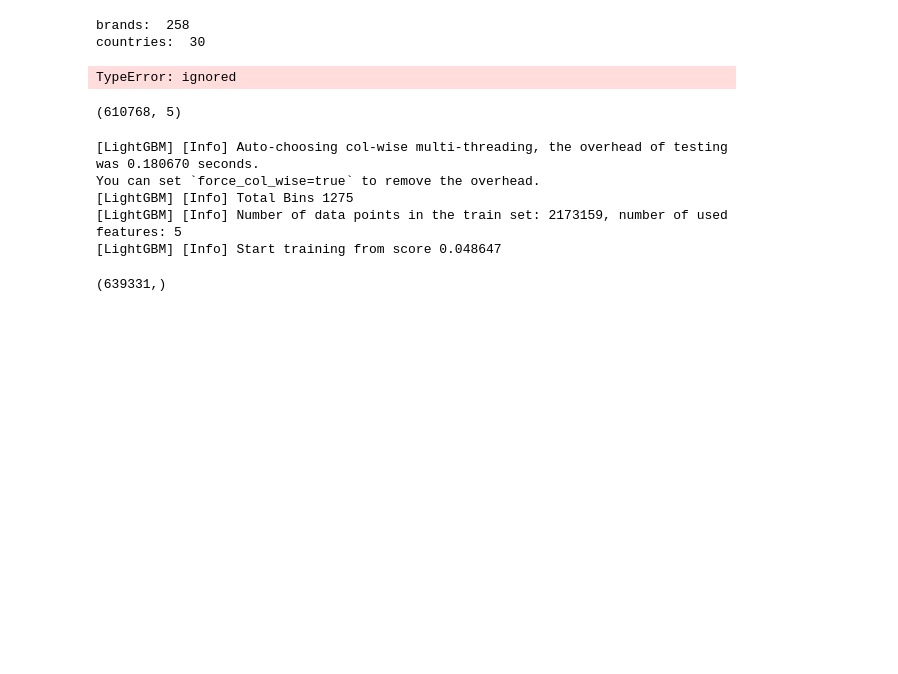
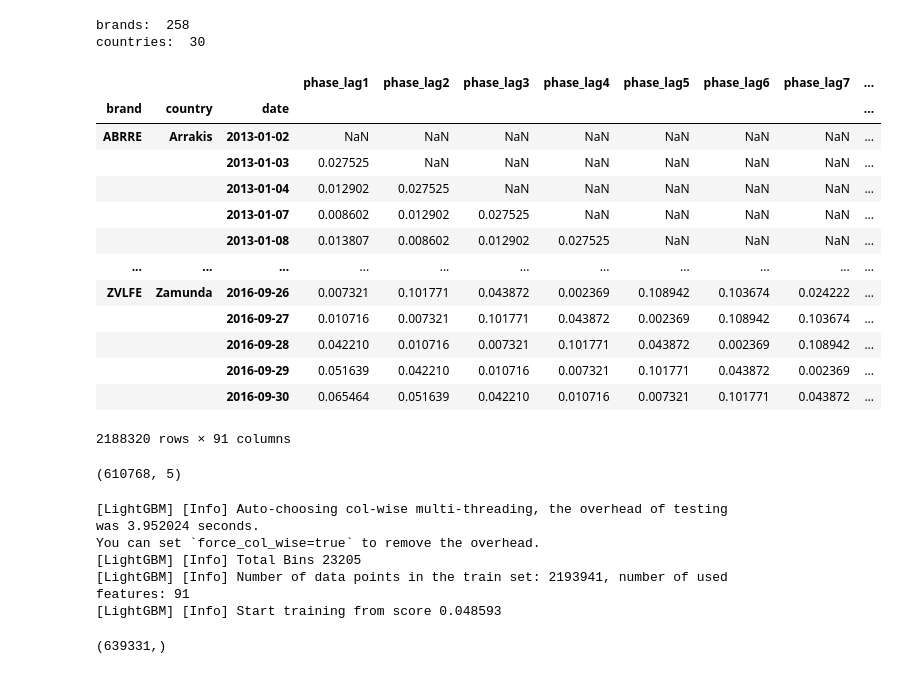
Before and after one commit to guimCC/Novartis_Datathon_2023, a Jupyter notebook: datathon.ipynb, the cells around one changed output. Drawn from its saved outputs; the diff is of its cells as text; code cells hidden in the pictures; blank space fills up the shorter version.

```diff
--- a/datathon.ipynb
+++ b/datathon.ipynb
@@ -125,15 +125,17 @@ def getXy():
     df_train['phase_lag5'] = df_train.groupby(['brand', 'country'])['phase'].shift(5)
     df_train['phase_lag6'] = df_train.groupby(['brand', 'country'])['phase'].shift(6)
     df_train['phase_lag7'] = df_train.groupby(['brand', 'country'])['phase'].shift(7)
-    df_train['rolling_mean_3'] = df_train.groupby(['brand', 'country'])['phase'].rolling(window=3).mean().reset_index(level=0, drop=True)
-    df_train['rolling_std_3'] = df_train.groupby(['brand', 'country'])['phase'].rolling(window=3).std().reset_index(level=0, drop=True)
-    df_train['rolling_mean_5'] = df_train.groupby(['brand', 'country'])['phase'].rolling(window=5).mean().reset_index(level=0, drop=True)
-    df_train['rolling_std_5'] = df_train.groupby(['brand', 'country'])['phase'].rolling(window=5).std().reset_index(level=0, drop=True)
-    df_train['rolling_mean_7'] = df_train.groupby(['brand', 'country'])['phase'].rolling(window=7).mean().reset_index(level=0, drop=True)
-    df_train['rolling_std_7'] = df_train.groupby(['brand', 'country'])['phase'].rolling(window=7).std().reset_index(level=0, drop=True)
+    df_train[f'rolling_mean_3'] = df_train.groupby(['brand', 'country'])['phase'].transform(lambda x: x.rolling(window=3).mean())
+    df_train[f'rolling_std_3'] = df_train.groupby(['brand', 'country'])['phase'].transform(lambda x: x.rolling(window=3).mean())
+    df_train[f'rolling_mean_5'] = df_train.groupby(['brand', 'country'])['phase'].transform(lambda x: x.rolling(window=5).mean())
+    df_train[f'rolling_std_5'] = df_train.groupby(['brand', 'country'])['phase'].transform(lambda x: x.rolling(window=5).mean())
+    df_train[f'rolling_mean_8'] = df_train.groupby(['brand', 'country'])['phase'].transform(lambda x: x.rolling(window=8).mean())
+    df_train[f'rolling_std_8'] = df_train.groupby(['brand', 'country'])['phase'].transform(lambda x: x.rolling(window=8).mean())
+
+    name_list = ['phase_lag1', 'phase_lag2', 'phase_lag3', 'phase_lag4', 'phase_lag5', 'phase_lag6', 'phase_lag7',
+                 'rolling_mean_3', 'rolling_mean_5', 'rolling_mean_8', 'rolling_std_3', 'rolling_std_5', 'rolling_std_8']
     df_train = multiply_cols(df_train, name_list)
 
-    name_list = ['phase_lag1', 'phase_lag2', 'phase_lag3', 'phase_lag4', 'phase_lag5']
     df_train = multiply_cols(df_train, name_list)
 
     X = df_train.drop('phase', axis=1)
@@ -174,34 +176,47 @@ def metric(df: pd.DataFrame) -> float:
     :return: Performance metric
     """
     df = df.copy()
     assert 'monthly' in df.columns, "Missing 'monthly' column, only available in the train set"
     assert 'phase' in df.columns, "Missing 'phase' column, only available in the train set"
     assert 'prediction' in df.columns, "Missing 'prediction' column with predictions"
 
     df["date"] = pd.to_datetime(df["date"])
 
     # create datetime columns
     df['year'] = df['date'].dt.year
     df['month'] = df['date'].dt.month
     df['quarter'] = df['date'].dt.quarter
 
     # Sum of phasing country-brand-month = 1
     df['sum_pred'] = df.groupby(['year', 'month', 'brand', 'country'])['prediction'].transform(sum)
     assert np.isclose(df['sum_pred'], 1.0, rtol=1e-04).all(), "Condition phasing year-month-brand-country must sum 1 is not fulfilled"
     # define quarter weights
     df['quarter_w'] = np.where(df['quarter'] == 1, 1,
                     np.where(df['quarter'] == 2, 0.75,
                     np.where(df['quarter'] == 3, 0.66, 0.5)))
 
     # compute and return metric
     return round(np.sqrt((1 / len(df)) * sum(((df['phase'] - df['prediction'])**2) * df['quarter_w'] * df['monthly'])), 8)
 
 
 
 X_train, X_test, y_train, y_test = splitXy()
 X_train
 # %% [output]
+|  |  |  | phase_lag1 | phase_lag2 | phase_lag3 | phase_lag4 | phase_lag5 | phase_lag6 | phase_lag7 | ... |
+| brand | country | date |  |  |  |  |  |  |  | ... |
+| ABRRE | Arrakis | 2013-01-02 | NaN | NaN | NaN | NaN | NaN | NaN | NaN | ... |
+|  |  | 2013-01-03 | 0.027525 | NaN | NaN | NaN | NaN | NaN | NaN | ... |
+|  |  | 2013-01-04 | 0.012902 | 0.027525 | NaN | NaN | NaN | NaN | NaN | ... |
+|  |  | 2013-01-07 | 0.008602 | 0.012902 | 0.027525 | NaN | NaN | NaN | NaN | ... |
+|  |  | 2013-01-08 | 0.013807 | 0.008602 | 0.012902 | 0.027525 | NaN | NaN | NaN | ... |
+| ... | ... | ... | ... | ... | ... | ... | ... | ... | ... | ... |
+| ZVLFE | Zamunda | 2016-09-26 | 0.007321 | 0.101771 | 0.043872 | 0.002369 | 0.108942 | 0.103674 | 0.024222 | ... |
+|  |  | 2016-09-27 | 0.010716 | 0.007321 | 0.101771 | 0.043872 | 0.002369 | 0.108942 | 0.103674 | ... |
+|  |  | 2016-09-28 | 0.042210 | 0.010716 | 0.007321 | 0.101771 | 0.043872 | 0.002369 | 0.108942 | ... |
+|  |  | 2016-09-29 | 0.051639 | 0.042210 | 0.010716 | 0.007321 | 0.101771 | 0.043872 | 0.002369 | ... |
+|  |  | 2016-09-30 | 0.065464 | 0.051639 | 0.042210 | 0.010716 | 0.007321 | 0.101771 | 0.043872 | ... |
-TypeError: ignored
+2188320 rows × 91 columns
 # %%
 len(np.unique(X_train.index.get_level_values(2).year))
 len(np.unique(X_test.index.get_level_values(2).year))
@@ -238,11 +253,11 @@ best_iteration = bst.best_iteration
 # Make predictions on the test set
 y_pred = bst.predict(X_test, num_iteration=best_iteration)
 # %% [output]
-[LightGBM] [Info] Auto-choosing col-wise multi-threading, the overhead of testing was 0.180670 seconds.
+[LightGBM] [Info] Auto-choosing col-wise multi-threading, the overhead of testing was 3.952024 seconds.
 You can set `force_col_wise=true` to remove the overhead.
-[LightGBM] [Info] Total Bins 1275
-[LightGBM] [Info] Number of data points in the train set: 2173159, number of used features: 5
-[LightGBM] [Info] Start training from score 0.048647
+[LightGBM] [Info] Total Bins 23205
+[LightGBM] [Info] Number of data points in the train set: 2193941, number of used features: 91
+[LightGBM] [Info] Start training from score 0.048593
 # %%
 def get_monthly(X_test):
     df_train = pd.read_parquet('train_data.parquet')
```
Also changed, not shown: parts of 1 cell of this notebook.
